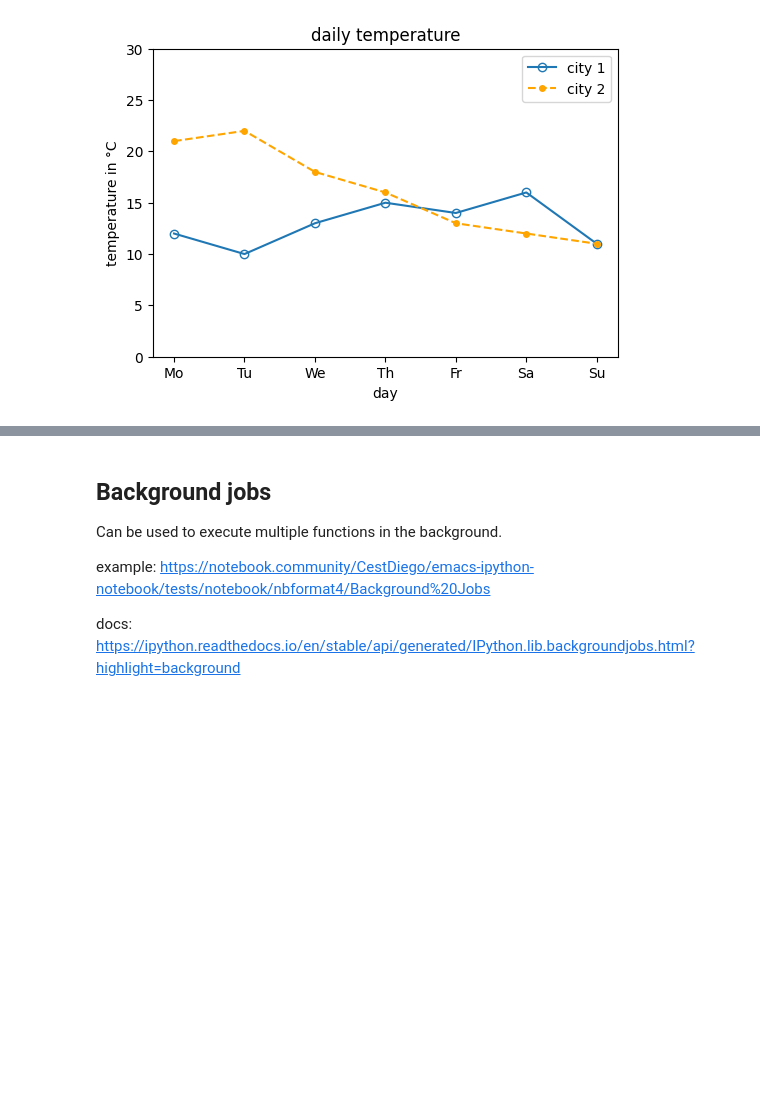
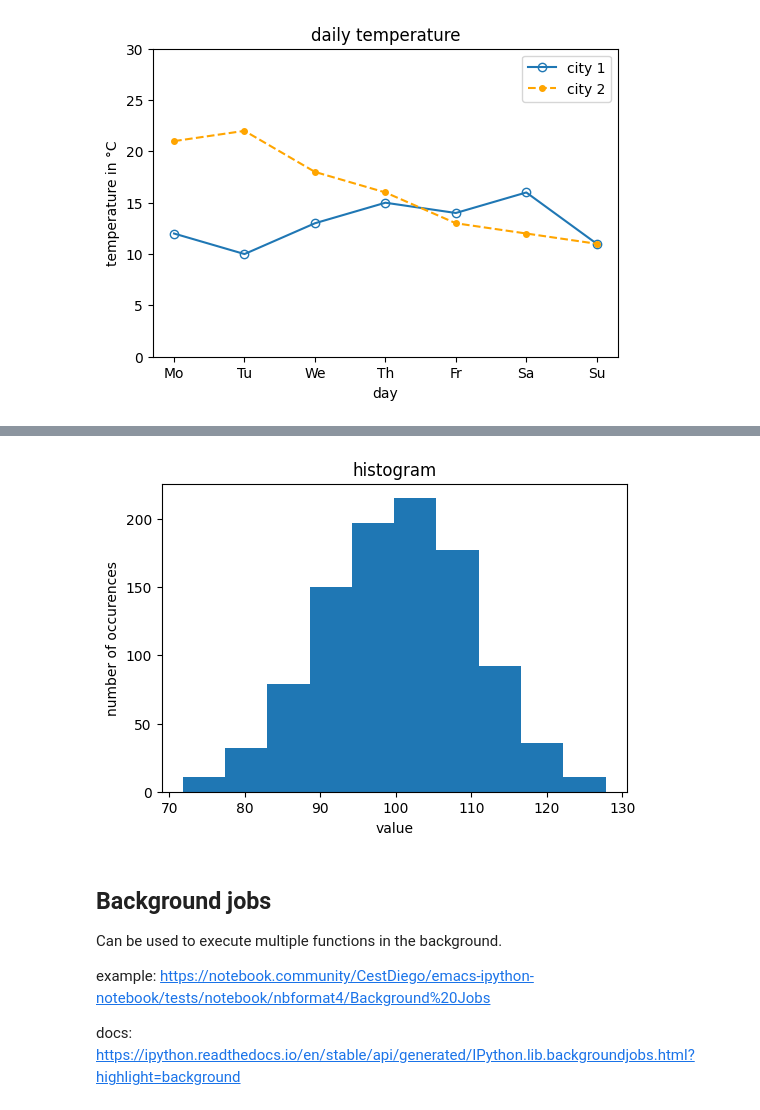
Before and after one commit to MartinVoelkl94/Python_compendium, a Jupyter notebook: Python_compendium.ipynb, the cells around one changed output, grey strips where cells are left out. Cells and saved outputs as stored; diff of their text form; code cells hidden in the pictures; blank space fills up the shorter version.

```diff
--- a/Python_compendium.ipynb
+++ b/Python_compendium.ipynb
@@ -540,3 +535,15 @@ plt.show()
+# %%
+plt.figure(figsize=(6,4))
+plt.title('histogram')
+plt.xlabel('value')
+plt.ylabel('number of occurences')
+
+random_list = np.random.normal(100, 10, 1000)
+plt.hist(random_list, bins = 10)
+
+plt.show()
+# %% [output]
+[figure, added]
 # %% [markdown]
 ## Background jobs
 
```
Also changed, not shown: parts of 2 cells of this notebook.
